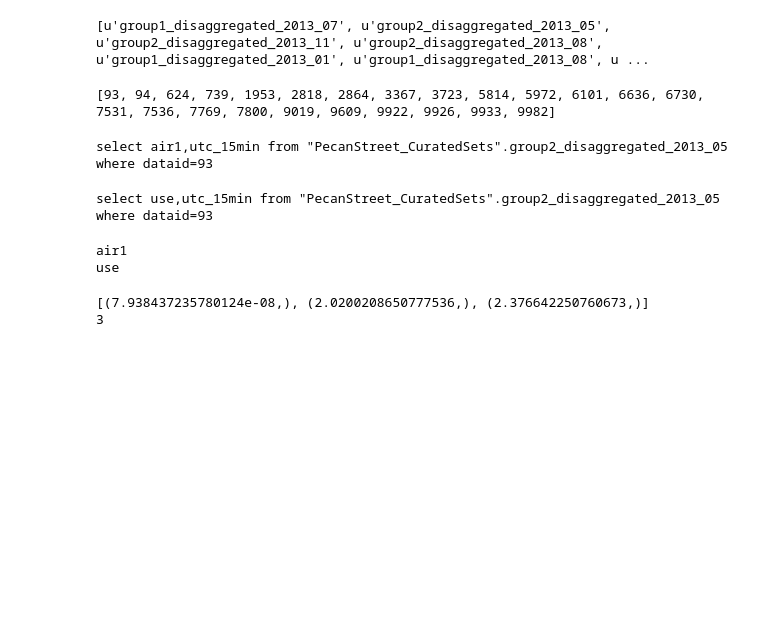
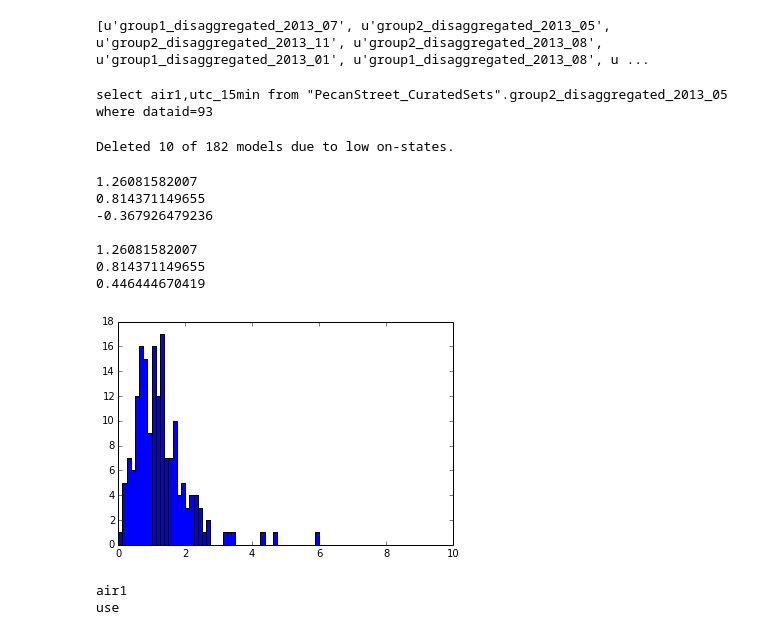
Before and after one commit to dssg/wikienergy, a Jupyter notebook: proto/FHMM/TestModel.ipynb, the cells around one changed output. Cells and saved outputs as stored; diff of their text form; code cells hidden in the pictures; blank space fills up the shorter version.

```diff
--- a/proto/FHMM/TestModel.ipynb
+++ b/proto/FHMM/TestModel.ipynb
@@ -23,8 +23,3 @@ reload(fhmm)
 #gen.generate_and_pickle_models('air1',pi_prior,a_prior,mean_prior,cov_prior,'dataid',2,'D','1T')
 # %% [output]
 <module 'disaggregator.fhmm' from '../../disaggregator/fhmm.pyc'>
-# %%
-devices_models={}
-month=5
-with open('../../data/air/'+str(month)+'/air1_'+str(month)+' 15T.pkl','rb') as f:
-    devices_models['air1']=pickle.load(f)
@@ -68,7 +43,3 @@ ids_for_devices[ids_device_name]=psda.get_dataids_with_real_values(schema,table,
-# %%
-print ids_for_devices[ids_device_name]
-# %% [output]
-[93, 94, 624, 739, 1953, 2818, 2864, 3367, 3723, 5814, 5972, 6101, 6636, 6730, 7531, 7536, 7769, 7800, 9019, 9609, 9922, 9926, 9933, 9982]
 # %%
 num_houses=1
 device_name='air1'
@@ -76,10 +49,59 @@ devices_types_unsampled[device_name]=psda.generate_type_for_appliance_by_dataids
 # %% [output]
 select air1,utc_15min from "PecanStreet_CuratedSets".group2_disaggregated_2013_05 where dataid=93
-# %%
-device_name='use'
-devices_types_unsampled[device_name]=psda.generate_type_for_appliance_by_dataids(schema,table,device_name,ids_for_devices[ids_device_name][:num_houses])
-# %% [output]
-select use,utc_15min from "PecanStreet_CuratedSets".group2_disaggregated_2013_05 where dataid=93
+# %%
+devices_models={}
+
+month=5
+rate='15T'
+with open('../../data/air/'+str(month)+'/air1_'+str(month)+'_'+str(rate)+'.pkl','rb') as f:
+    devices_models['air1']=pickle.load(f)
+
+#means_list=([devices_models['air1'][x].means_[1][0] for x in devices_models['air1']])
+i=0
+for l,key in enumerate(devices_models['air1']):
+    if devices_models['air1'][key]._means_[1]<.1:
+        devices_models['air1'].pop(key,None)
+        i=i+1
+print "Deleted " + str(i) + " of "+str(l+1) +" models due to low on-states."
+# %% [output]
+Deleted 10 of 182 models due to low on-states.
+# %%
+state_0=[]
+state_1=[]
+remove_zeroes_threshold=0.05
+for model_num in devices_models['air1']:
+    a=devices_models['air1'][model_num].means_
+    if(a[1][0]>remove_zeroes_threshold):
+        state_0.append(a[0][0])
+        state_1.append(a[1][0])
+high_lim=10
+bins=80
+plt.hist(state_1,bins,range=[0,high_lim])
+plt.xlim([0 ,high_lim])
+state_1_nump=np.array(state_1)
+mean=np.mean(state_1_nump,axis=0)
+std=np.std(state_1_nump,axis=0)
+
+print mean
+print std
+print mean - 2*std
+print
+state0other=([devices_models['air1'][x].means_[1][0] for x in devices_models['air1']])
+mean=np.mean(state0other)
+std=np.std(state0other)
+
+print mean
+print std
+print mean - std
+# %% [output]
+1.26081582007
+0.814371149655
+-0.367926479236
+
+1.26081582007
+0.814371149655
+0.446444670419
+[figure, added]
 # %%
 #Resamples the data
 sample_rate='15T'
@@ -105,12 +127,8 @@ power_total_minus_bottom=[]
 for i in power_total:
     power_total_minus_bottom.append(i-power_total.min())
 # %%
-#Create FHMM
+#Create single FHMM
 type_models={}
-for house_id in devices_models['air1']:
-    type_models[device_type_name]=devices_models['air1'][house_id]
-type_models[device_type_name]=devices_models['air1'][26]
+house_id=26
+type_models[device_type_name]=devices_models['air1'][house_id]
 model_fhmm,means_fhmm=fhmm.generate_FHMM_from_HMMs(type_models)
-# %% [output]
-[(7.938437235780124e-08,), (2.0200208650777536,), (2.376642250760673,)]
-3
```
Also changed, not shown: parts of 11 cells of this notebook.
